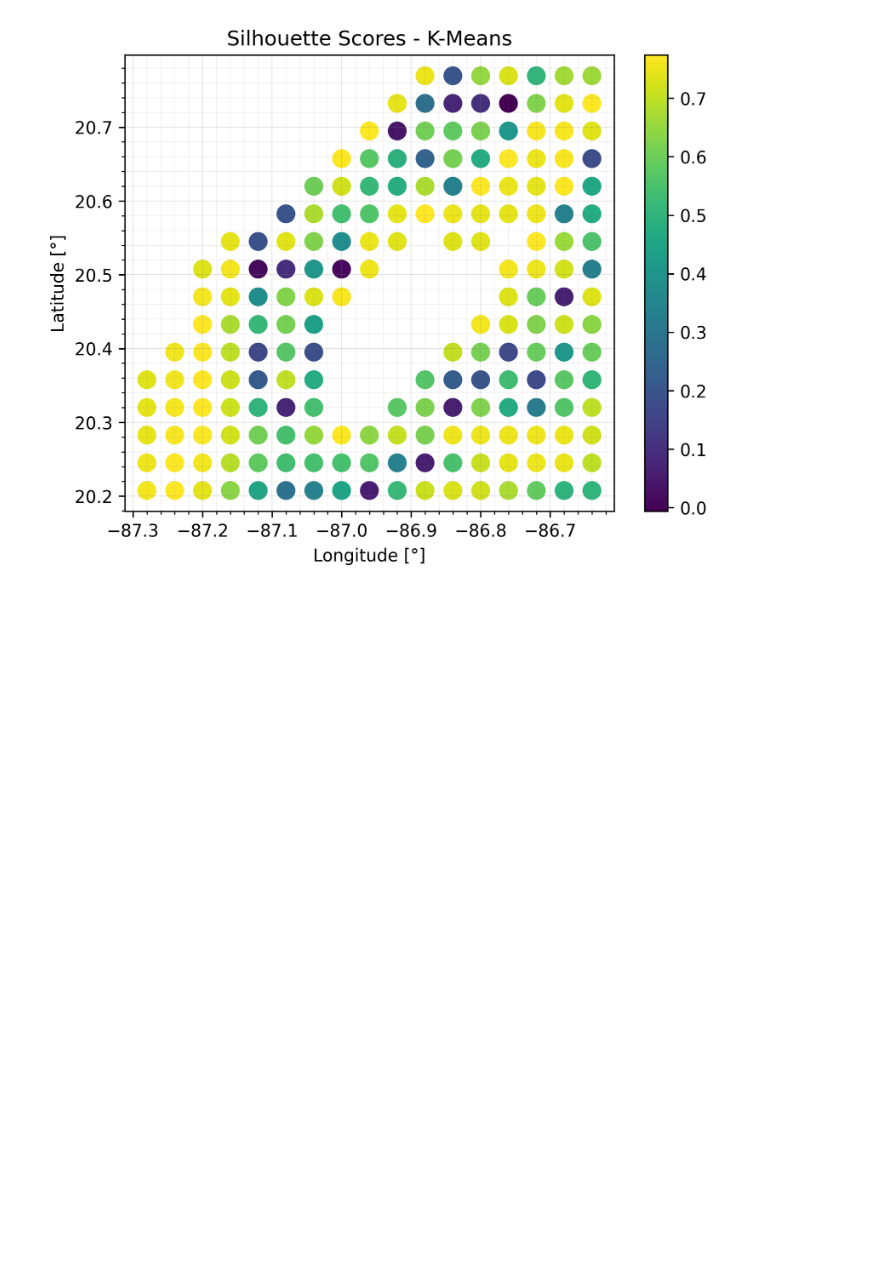
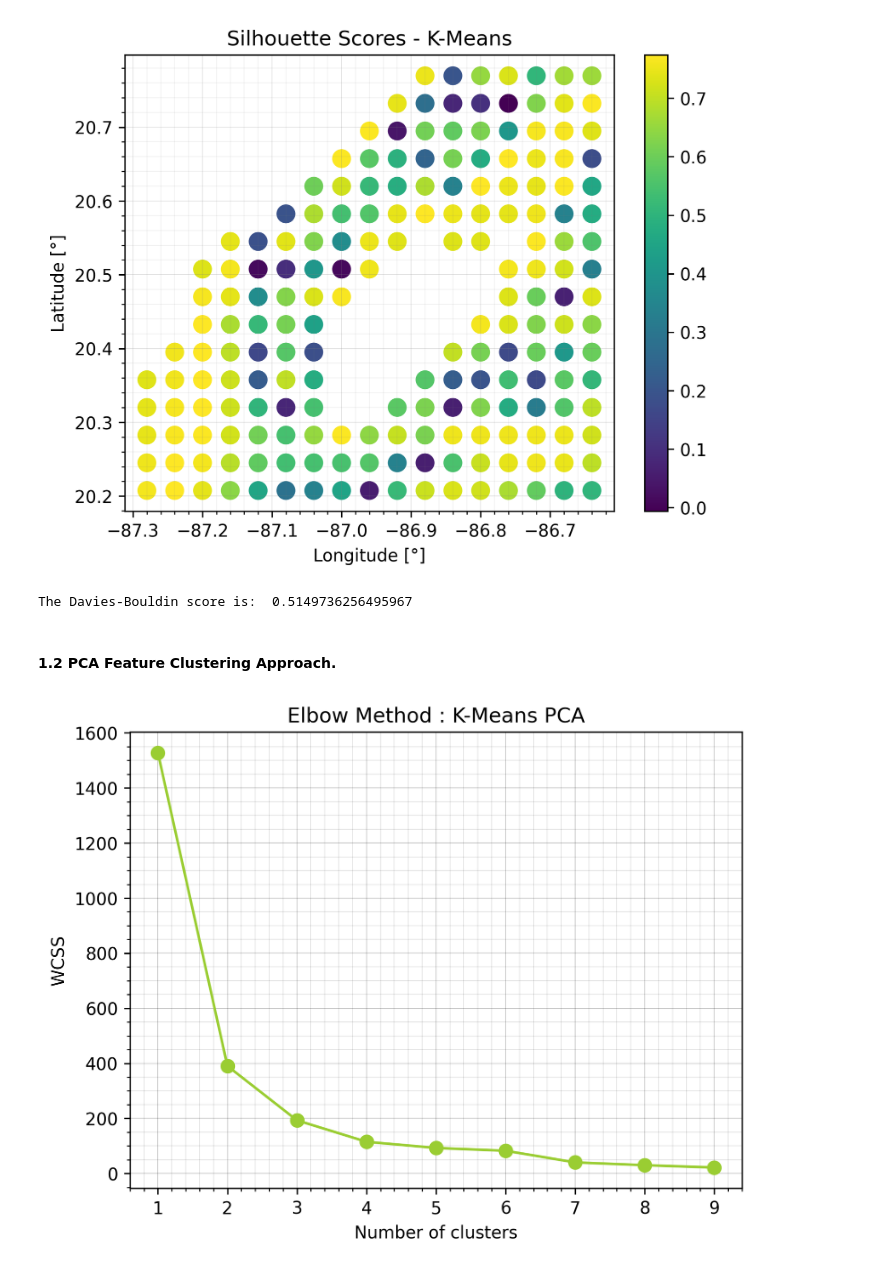
Before and after one commit to gcanop120/Clustering_Nodes_for_Time_Series, a Jupyter notebook: clustering techniques.ipynb, the cells around one changed output. Cells and saved outputs as stored; diff of their text form; code cells hidden in the pictures; blank space fills up the shorter version.

Commit message:
message: Kernel PCA Clustering approach coded

```diff
--- a/clustering techniques.ipynb
+++ b/clustering techniques.ipynb
@@ -114,3 +114,48 @@ plt.savefig("Silhouette_Scores_KMeans.png", bbox_inches='tight')
 # %% [output]
 The average silhouette score is:  0.5797405292994808
 [figure]
+# %%
+# Plotting Daivies-Bouldin scores for the clusters.
+from sklearn.metrics import davies_bouldin_score
+davies_bouldin = davies_bouldin_score(X_kmean, y_kmeans)
+print("The Davies-Bouldin score is: ", davies_bouldin)
+# %% [output]
+The Davies-Bouldin score is:  0.5149736256495967
+# %% [markdown]
+#### __1.2 PCA Feature Clustering Approach__.
+# %%
+# Load the time series pre-computed features data for the PCA clustering.
+features_kmean_pca = ["Second_Raw_Moment", "Third_Raw_Moment", "Fourth_Raw_Moment",
+                      "Fifth_Raw_Moment", "Sixth_Raw_Moment", "Seventh_Raw_Moment"]
+X_kmean_pca = time_series_features[features_kmean_pca].values
+
+# Scale the data for the PCA clustering.
+from sklearn.preprocessing import StandardScaler
+scaler = StandardScaler()
+X_kmean_pca = scaler.fit_transform(X_kmean_pca)
+
+# Compute the PCA artificial features.
+from sklearn.decomposition import KernelPCA
+kpca = KernelPCA(n_components=4, kernel='rbf')
+X_kmean_pca = kpca.fit_transform(X_kmean_pca)
+
+# Compute the optimal number of clusters for the Kernel PCA clustering.
+n_clusters = range(1, 10)
+wcss_pca = []
+for i in n_clusters:
+    kmeans = KMeans(n_clusters=i, init='k-means++', max_iter=300, n_init='auto', random_state=0)
+    kmeans.fit(X_kmean_pca)
+    wcss_pca.append(kmeans.inertia_)
+
+# Plot the Elbow method graph.
+fig = plt.figure(figsize=(6.4, 4.8), dpi=300)
+plt.plot(n_clusters, wcss, 'o-', color = "YellowGreen", markersize=7.5)
+plt.title('Elbow Method : K-Means PCA', fontsize=12)
+plt.xlabel('Number of clusters', fontsize=10)
+plt.ylabel('WCSS', fontsize=10)
+plt.minorticks_on()
+plt.grid(which='major', linestyle='-', linewidth='0.5', color='black', alpha=0.20)
+plt.grid(which='minor', linestyle='-', linewidth='0.5', color='black', alpha=0.10)
+plt.savefig("Elbow_Method_KMeans_PCA.png", bbox_inches='tight')
+# %% [output]
+[figure, added]
```
Also changed, not shown: parts of 6 cells of this notebook, 5 other files.
